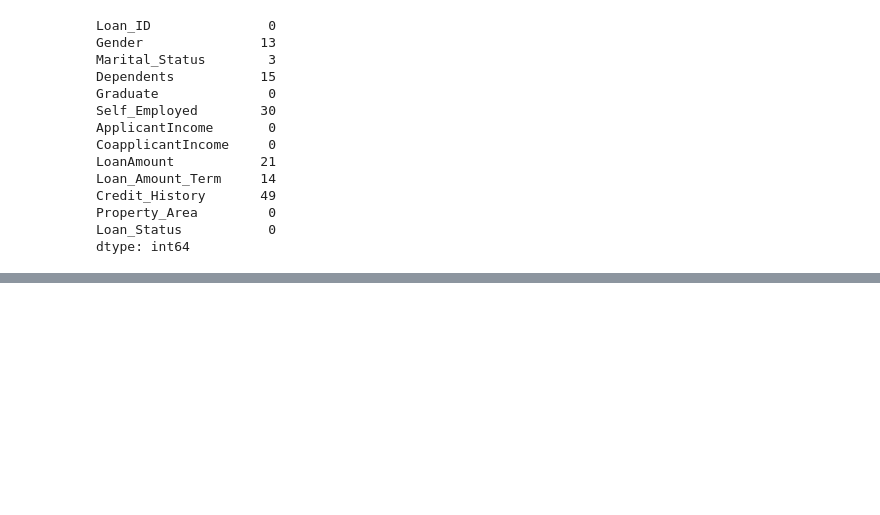
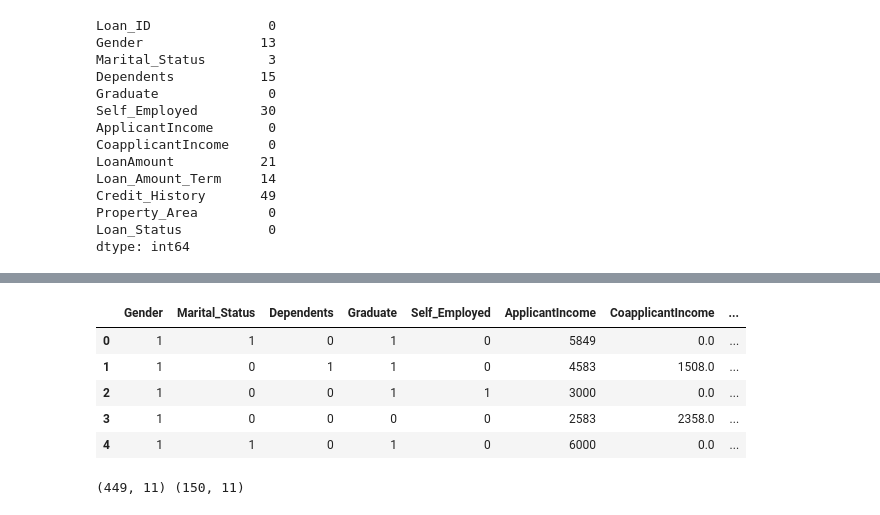
Before and after one commit to mynameisjeff922/Data-Science-Projects, a Jupyter notebook: DATA SCIENCE WITH PYTHON SUBMISSION ASSIGNMENT.ipynb, the cells around one changed output, grey strips where cells are left out. Saved outputs shown, nothing was run; the diff lists cells and outputs as text; code cells hidden in the pictures; blank space fills up the shorter version.

```diff
--- a/DATA SCIENCE WITH PYTHON SUBMISSION ASSIGNMENT.ipynb
+++ b/DATA SCIENCE WITH PYTHON SUBMISSION ASSIGNMENT.ipynb
@@ -1,10 +1,10 @@
 # %%
 import pandas as pd
 import numpy as np
-import matplotlib as plt
+import matplotlib.pyplot as plt
 %matplotlib inline
 
-df = pd.read_csv("C:/Users/Charlie Jeff/Desktop/Assignment/loanP_Train.csv") #reading the dataset
+df = pd.read_csv("C:/Users/Charlie Jeff/Desktop/Last Step/loanP_train.csv") #reading the dataset
 # %%
 df.head() #view table
 # %% [output]
@@ -53,3 +53,13 @@ Credit_History       49
 Property_Area         0
 Loan_Status           0
 dtype: int64
+# %%
+#note: newer pandas ignores df['col'].fillna(...,inplace=True), so assign back instead
+df['LoanAmount'] = df['LoanAmount'].fillna(df['LoanAmount'].mean()) #fill numeric gaps with the mean
+df['Loan_Amount_Term'] = df['Loan_Amount_Term'].fillna(df['Loan_Amount_Term'].mean())
+df['Credit_History'] = df['Credit_History'].fillna(df['Credit_History'].mode()[0]) #mode for the rest
+
+for col in ['Gender','Marital_Status','Dependents','Self_Employed']:
+    df[col] = df[col].fillna(df[col].mode()[0])
+
+df.apply(lambda x: sum(x.isnull()),axis=0) #confirm no missing values left
@@ -55,0 +81,29 @@ dtype: int64
+# %%
+from sklearn.preprocessing import LabelEncoder
+
+df = df.drop('Loan_ID', axis=1) #ID carries no predictive value
+
+cat_cols = ['Gender','Marital_Status','Dependents','Graduate',
+            'Self_Employed','Property_Area','Loan_Status']
+le = LabelEncoder()
+for col in cat_cols:
+    df[col] = le.fit_transform(df[col]) #sklearn needs numbers, not text
+
+df.head()
+# %% [output]
+|  | Gender | Marital_Status | Dependents | Graduate | Self_Employed | ApplicantIncome | CoapplicantIncome | ... |
+| 0 | 1 | 1 | 0 | 1 | 0 | 5849 | 0.0 | ... |
+| 1 | 1 | 0 | 1 | 1 | 0 | 4583 | 1508.0 | ... |
+| 2 | 1 | 0 | 0 | 1 | 1 | 3000 | 0.0 | ... |
+| 3 | 1 | 0 | 0 | 0 | 0 | 2583 | 2358.0 | ... |
+| 4 | 1 | 1 | 0 | 1 | 0 | 6000 | 0.0 | ... |
+# %%
+from sklearn.model_selection import train_test_split
+
+x = df.drop('Loan_Status', axis=1) #features
+y = df['Loan_Status'] #target
+
+x_train, x_test, y_train, y_test = train_test_split(x, y, test_size=0.25, random_state=0)
+print(x_train.shape, x_test.shape)
+# %% [output]
+(449, 11) (150, 11)
```
Also changed, not shown: parts of 3 cells of this notebook.
